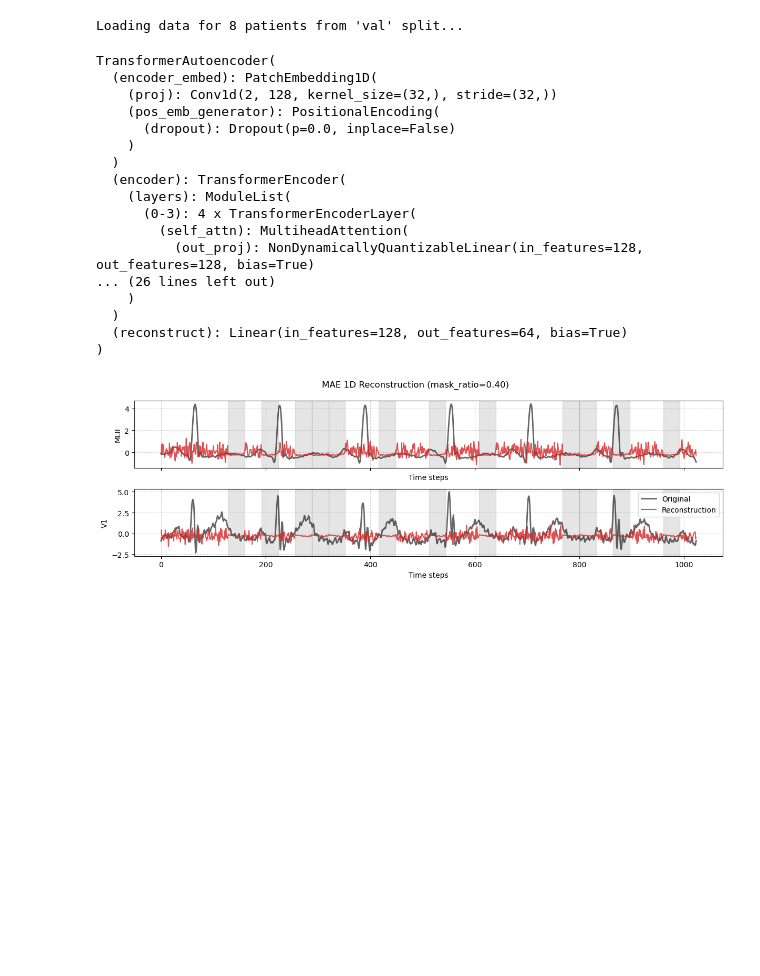
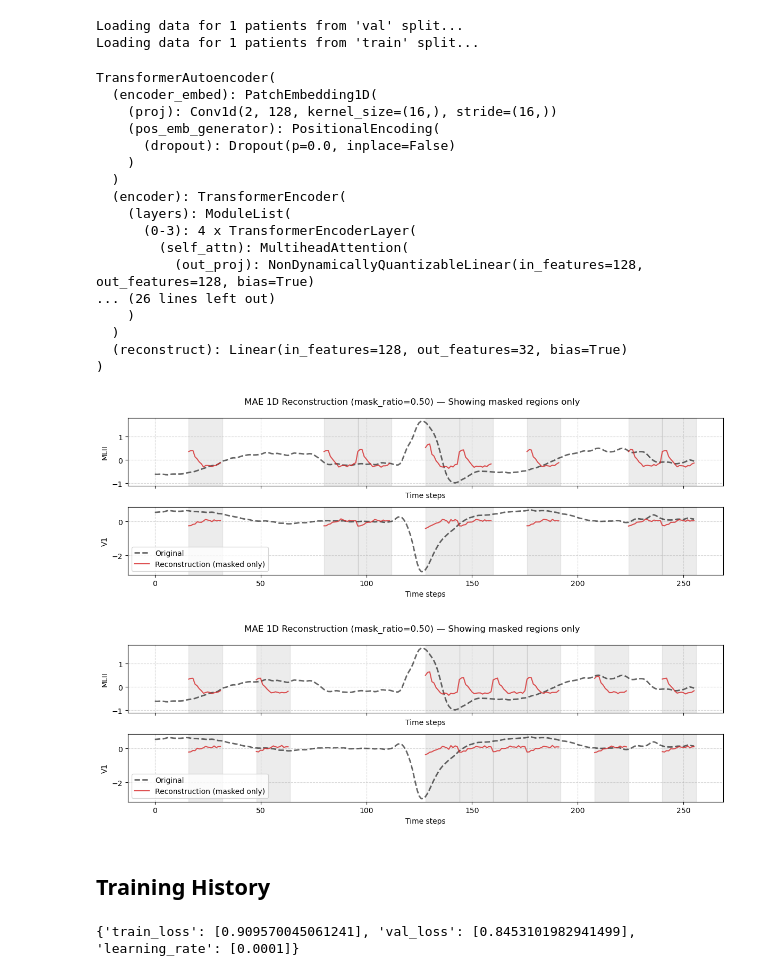
Before and after one commit to Rpadilla15/Arrhythmia-Classification, a Jupyter notebook: Experiments/transf.ipynb, the cells around one changed output. Cells and saved outputs as stored; diff of their text form; code cells hidden in the pictures; blank space fills up the shorter version.

```diff
--- a/Experiments/transf.ipynb
+++ b/Experiments/transf.ipynb
@@ -25,40 +22,47 @@ ROOT_DIR = os.path.join(BASE_DIR, '..')
 DATA_DIR =  os.path.join(ROOT_DIR, 'Data')
 # %%
 preprocessed_data_dir = os.path.join(DATA_DIR, 'input', 'preprocessed_data',"fs250_bp0.5-45Hz")
-json_split_path = os.path.join(DATA_DIR, 'input', 'experiment', 'leads_MLII_V1_tst0.25_rd42.json')
+json_split_path = os.path.join(DATA_DIR, 'input', 'experiment', '1.json')
 
 # Double channel (MLII + V1)
-ds2 = ECGDataset(preprocessed_data_dir, window_size=1024, stride=512,  json_file_path=json_split_path, mode="sliding", split='val')
+ds1 = ECGDataset(preprocessed_data_dir, window_size=256, json_file_path=json_split_path, mode="ssl", split='val')
+ds2 = ECGDataset(preprocessed_data_dir, window_size=256, json_file_path=json_split_path, mode="ssl", split='train')
 # %% [output]
-Loading data for 8 patients from 'val' split...
+Loading data for 1 patients from 'val' split...
+Loading data for 1 patients from 'train' split...
 # %%
-model_path1 = os.path.join(DATA_DIR, 'output','mae_test.pth', 'mae_epoch1.pt')
-model_path2 = os.path.join(DATA_DIR, 'output','mae_test.pth', 'mae_epoch25.pt')
-
-# autoencoder = TransformerAutoencoder(in_channels=2, emb_size=32, patch_size=10, num_layers=1, nhead=2)
-# autoencoder = CNNAutoencoder(in_channels=2, latent_dim=64)
-# autoencoder_random = CNNAutoencoder(in_channels=2, latent_dim=64)
-# encoder = ViT1DEncoder(signal_length=1024, patch_size=16, in_channels=2,
-#                            embed_dim=64, depth=4, num_heads=4, mlp_ratio=2.0,
-#                            dropout=0.1, max_rel_len=1024, use_cls_token=False)
-
-# mae = MAE1D(encoder=encoder, decoder_embed_dim=64, decoder_depth=2, mask_ratio=0.75)
-
-model1 = TransformerAutoencoder(in_channels=2, emb_size=128, patch_size=32, num_layers=2, nhead=4)
-model2 = TransformerAutoencoder(in_channels=2, emb_size=128, patch_size=32, num_layers=2, nhead=4)
+model_path2 = os.path.join(DATA_DIR, 'output','mae_beat', 'best_model.pt')
 
 
-model_saved = torch.load(model_path1)
-model1.load_state_dict(model_saved["model_state"])
-model1.eval()
+model1 = TransformerAutoencoder(
+        in_channels=2,
+        emb_size=128,
+        patch_size=16,
+        num_layers=2,
+        nhead=4,
+        max_len=256
+    )
 
-model_saved = torch.load(model_path2)
-model2.load_state_dict(model_saved["model_state"])
+model2 = TransformerAutoencoder(
+        in_channels=2,
+        emb_size=128,
+        patch_size=16,
+        num_layers=2,
+        nhead=4,
+        max_len=256
+    )
+
+
+model_saved = torch.load(model_path2,
+    map_location='cpu',  # Safest default device to map to
+    weights_only=False   # Overrides the security check
+    )
+model2.load_state_dict(model_saved["model_state_dict"])
 model2.eval()
 # %% [output]
 TransformerAutoencoder(
   (encoder_embed): PatchEmbedding1D(
-    (proj): Conv1d(2, 128, kernel_size=(32,), stride=(32,))
+    (proj): Conv1d(2, 128, kernel_size=(16,), stride=(16,))
     (pos_emb_generator): PositionalEncoding(
       (dropout): Dropout(p=0.0, inplace=False)
     )
@@ -71,11 +75,13 @@ TransformerAutoencoder(
 ... (26 lines left out)
     )
   )
-  (reconstruct): Linear(in_features=128, out_features=64, bias=True)
+  (reconstruct): Linear(in_features=128, out_features=32, bias=True)
 )
 # %%
+ssl_loader = DataLoader(ds1, batch_size=32)
+signals_val = next(iter(ssl_loader))  # shape: [B, C, T]
 ssl_loader = DataLoader(ds2, batch_size=32)
-signals, labels = next(iter(ssl_loader))  # shape: [B, C, T]
+signals_train = next(iter(ssl_loader))  # shape: [B, C, T]
 with torch.no_grad():
-    recon1 = model1(labels)  # shape: [B, C, T]
-    recon2 = model2(labels)  # shape: [B, C, T]
+    recon1 = model2(signals_val)  # shape: [B, C, T]
+    recon2 = model2(signals_train)  # shape: [B, C, T]
@@ -145,4 +149,8 @@ def visualize_mae_reconstruction(model, x, leads=['MLII', 'V1'], mask_ratio=0.4,
 # %%
-visualize_mae_reconstruction(model2, labels, mask_ratio=0.4, sample_idx=0)
+visualize_mae_reconstruction(model2, signals_val, mask_ratio=0.5, sample_idx=0)
+visualize_mae_reconstruction(model2, signals_train, mask_ratio=0.5, sample_idx=0)
 # %% [output]
-[figure, old version]
+[figure, new version]
+[figure, added]
+# %% [markdown]
+## Training History
@@ -148,0 +161,4 @@ visualize_mae_reconstruction(model2, labels, mask_ratio=0.4, sample_idx=0)
+# %%
+print(history)
+# %% [output]
+{'train_loss': [0.909570045061241], 'val_loss': [0.8453101982941499], 'learning_rate': [0.0001]}
```
Also changed, not shown: parts of 5 cells of this notebook, 3 other files.
